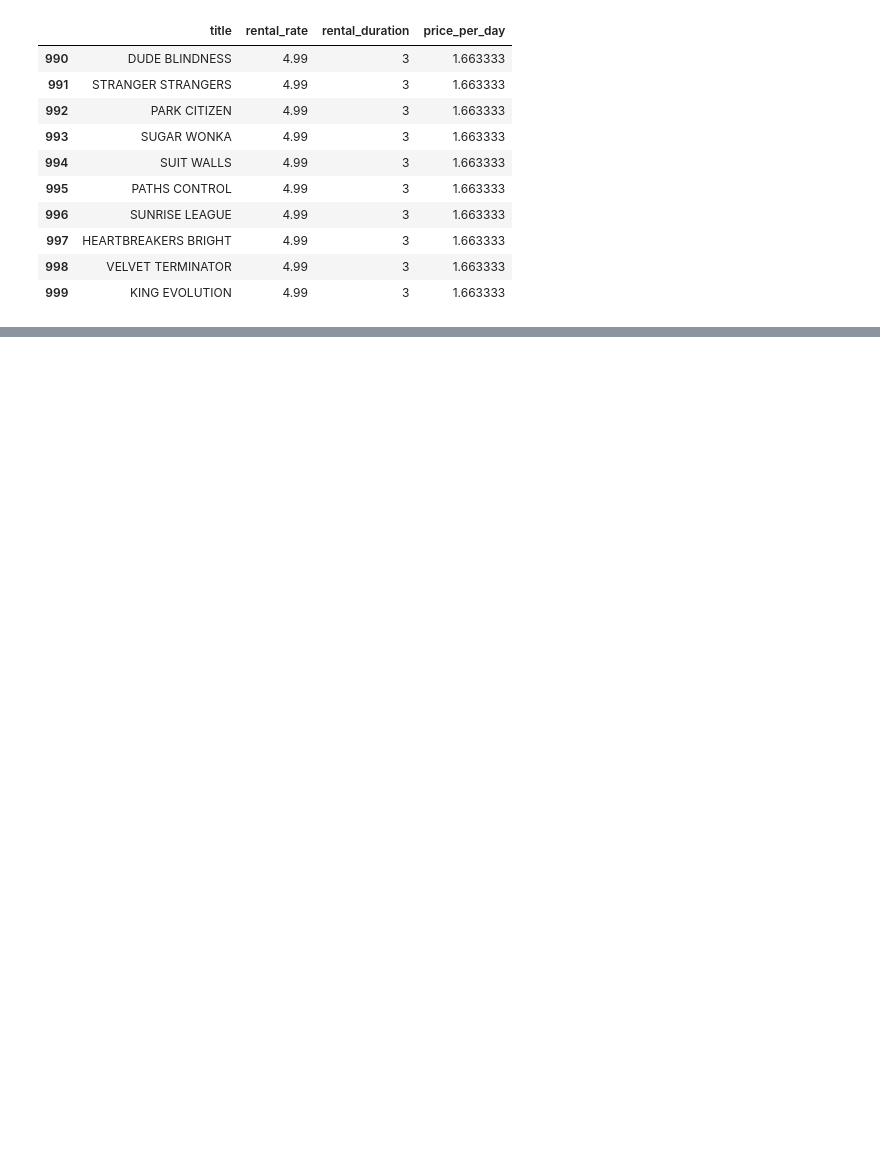
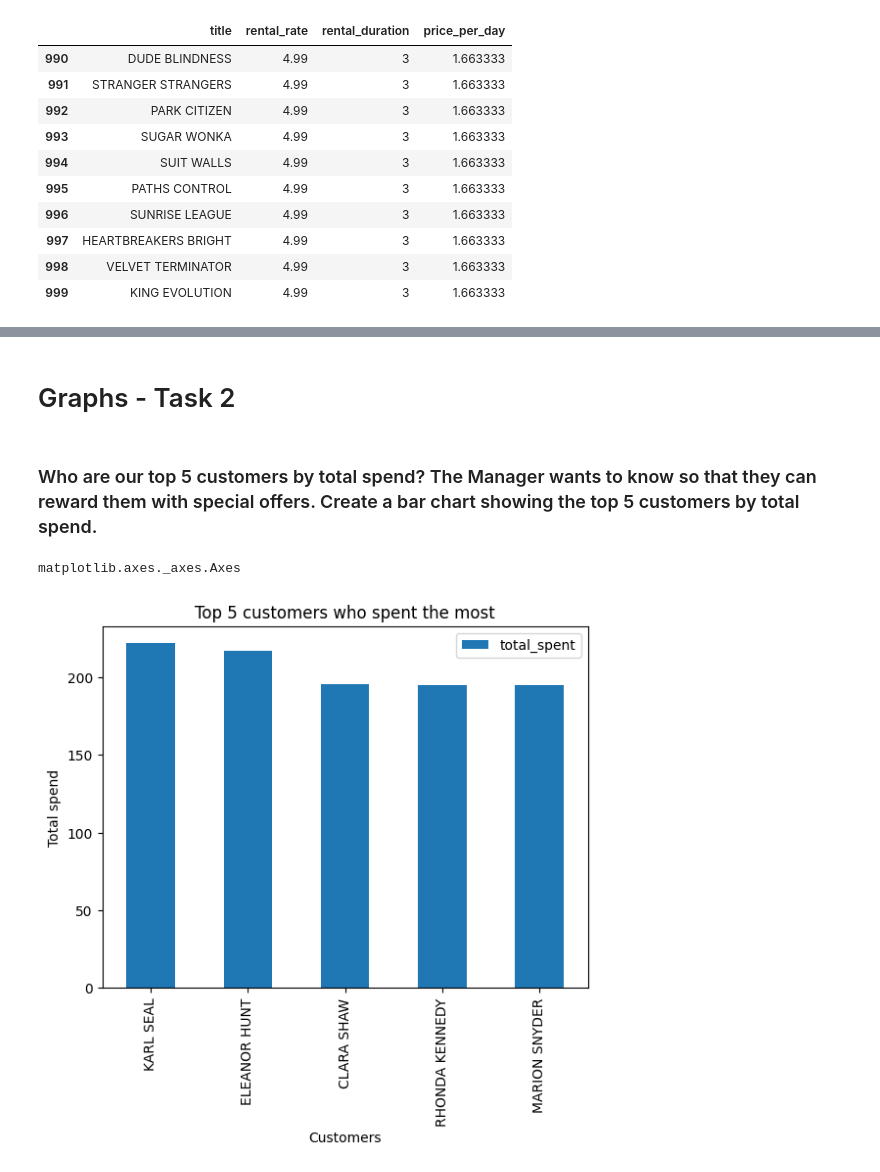
Before and after one commit to norelindkvist-debug/sakila_lab_nore_lindkvist, a Jupyter notebook: main.ipynb, the cells around one changed output, grey strips where cells are left out. Cells and saved outputs as stored; diff of their text form; code cells hidden in the pictures; blank space fills up the shorter version.

```diff
--- a/main.ipynb
+++ b/main.ipynb
@@ -168,0 +246,31 @@ films_joined.head(10)
+# %% [markdown]
+# Graphs - Task 2
+# %% [markdown]
+### Who are our top 5 customers by total spend? The Manager wants to know so that they can reward them with special offers. Create a bar chart showing the top 5 customers by total spend.
+# %%
+import matplotlib as plt
+
+most_spening_customers = query_sakila("""--sql
+SELECT
+    CONCAT(c.first_name, ' ', c.last_name) AS full_name,
+    SUM(p.amount) AS total_spent
+FROM customer c
+JOIN payment p
+    ON c.customer_id = p.customer_id
+GROUP BY c.customer_id, full_name
+ORDER BY total_spent DESC;
+""")
+
+ax = most_spening_customers.head(5).plot(
+    x="full_name",
+    y="total_spent",
+    kind="bar",
+    xlabel="Customers",
+    ylabel="Total spend",
+    title = "Top 5 customers who spent the most"
+)
+
+type(ax)
+# %% [output]
+matplotlib.axes._axes.Axes
+[figure, added]
```
Also changed, not shown: parts of 19 cells of this notebook, 3 other files.
